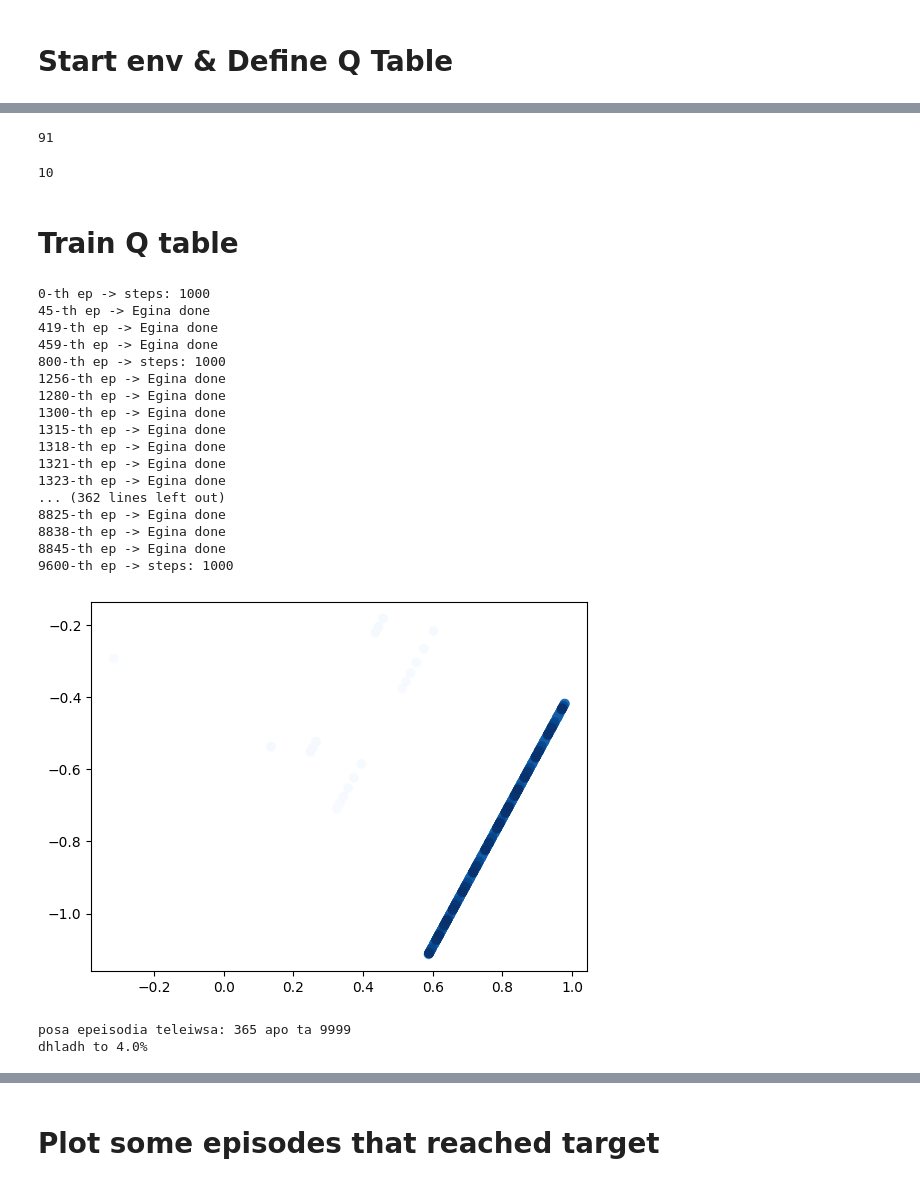
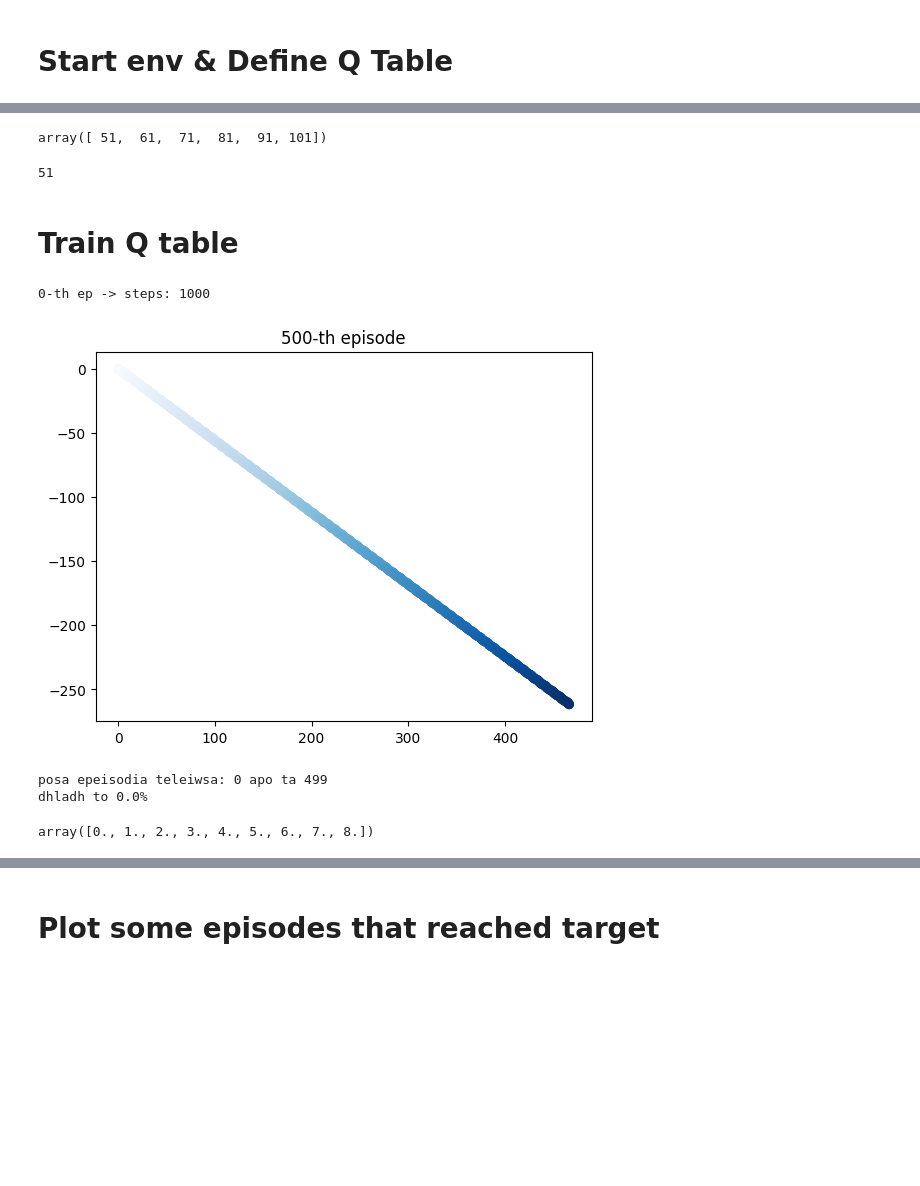
Before and after one commit to zen3gr/EAP_ROFOS, a Jupyter notebook: TI_SYMVAINEI.ipynb, the cells around one changed output, grey strips where cells are left out. Saved outputs shown, nothing was run; the diff lists cells and outputs as text; code cells hidden in the pictures; blank space fills up the shorter version.

Commit message:
reset returns angle, not index

```diff
--- a/TI_SYMVAINEI.ipynb
+++ b/TI_SYMVAINEI.ipynb
@@ -63,13 +63,15 @@ class SailBoatEnvironment:
         #toy self.target_possible_angles
         self.step_num=0
         #self.true_wind_direction = self.target_possible_angles[0]
-        self.true_wind_direction = np.random.choice(np.rad2deg(np.linspace(0, 2*np.pi, 16)))
+        self.true_wind_direction = np.random.choice(np.rad2deg(np.linspace(0, np.pi, 16)))
+        #self.true_wind_direction -> prepei na einai gwnia
+        self.true_wind_direction_index = find_nearest(self.target_possible_angles, value=self.true_wind_direction)
         self.boat_position = np.array([0, 0]) #fixed starting point
         self.target_position = np.array([55,100]) #fixed target position
         self.max_distance=np.linalg.norm(self.boat_position-self.target_position)
         self.target_angle=angle_between(self.boat_position, self.target_position)
         self.target_angle=find_nearest(self.target_possible_angles, value=self.target_angle)
-        return self.boat_position, np.where(self.true_wind_direction==self.target_possible_angles)[0][0], \
+        return self.boat_position, np.where(self.true_wind_direction_index==self.target_possible_angles)[0][0], \
         np.where(self.target_angle==self.target_possible_angles)[0][0]
 
 
@@ -127,7 +129,7 @@ class SailBoatEnvironment:
 #         self.q_table[sail_idx, rudder_idx, 0] += self.alpha * (reward + self.gamma * q_next - q_current)
 
         #return boat_velocity, self.boat_position, state, reward, done, self.step_num, self.target_angle
-        return self.boat_position, np.where(self.true_wind_direction==self.target_possible_angles)[0][0],\
+        return self.boat_position, np.where(self.true_wind_direction_index==self.target_possible_angles)[0][0],\
         np.where(self.target_angle==self.target_possible_angles)[0][0], reward, \
         done, truncated, self.step_num
 # %%
@@ -191,18 +182,17 @@ np.argmax(index[5:10])
-# %%
-index[5+4]
-# %% [output]
-91
-# %%
-current_state=env.reset()
-current_state=current_state[1], current_state[2]
-np.argmax(q_table[(current_state)][16:33])
-# %% [output]
-10
+# %%
+b=a[5:12]
+b
+# %% [output]
+array([ 51,  61,  71,  81,  91, 101])
+# %%
+a[4+1]
+# %% [output]
+51
 # %% [markdown]
 # Train Q table
 # %%
 env=SailBoatEnvironment()
-EPISODES=10_000
+EPISODES=500
 tw_direction=[]
 boat_plot=[]
 boat_plot_all_ep=[] #stores all episodes' movement
@@ -229,51 +219,36 @@ for i in range(EPISODES):
             dones[i]=1
             break
         if truncated==True:
             #print(f"{i}-th ep -> Egina truncated")
             break
         new_state=true_wind_index, target_angle_index
         boat_plot=np.append(boat_plot,np.array(boat_pos))
 
         #Psaxnoume ta Q_max, ena gia to sail setting kai ena gia to rudder setting
         #Sto Q table exoume orisei aythaireta oti oi prwtes 16 columns [0:16] dhladh
         #antistoixoun sto sail setting
         #enw oi ypoloipes 16 columns [16:33] sto rudder config
         Q_max_sail=np.max(q_table[(current_state)][0:16])
         Q_max_rudder=np.max(q_table[(current_state)][16:33])
         q_current_sail=q_table[current_state+(sail_conf_index,)]
         q_current_rudder=q_table[current_state+(rudder_conf_index,)]
         new_q_sail=(1-env.alpha)*q_current_sail+env.alpha*(reward+env.gamma*Q_max_sail)
         new_q_rudder=(1-env.alpha)*q_current_rudder+env.alpha*(reward+env.gamma*Q_max_rudder)
         q_table[current_state+(sail_conf_index,)]=new_q_sail
+        #15 h 16?
         q_table[current_state+(15+rudder_conf_index,)]=new_q_rudder
         current_state=new_state
 
     #print(i)
     boat_plot_all_ep.append(boat_plot)
     if i%800==0:
         print(f"{i}-th ep -> steps: {step_num}")
 
 #plot last episode
-render_ep(boat_plot, -1)
+render_ep(boat_plot, EPISODES)
 # %% [output]
 0-th ep -> steps: 1000
-45-th ep -> Egina done
-419-th ep -> Egina done
-459-th ep -> Egina done
-800-th ep -> steps: 1000
-1256-th ep -> Egina done
-1280-th ep -> Egina done
-1300-th ep -> Egina done
-1315-th ep -> Egina done
-1318-th ep -> Egina done
-1321-th ep -> Egina done
-1323-th ep -> Egina done
-... (362 lines left out)
-8825-th ep -> Egina done
-8838-th ep -> Egina done
-8845-th ep -> Egina done
-9600-th ep -> steps: 1000
-[figure, old version]
+[figure, new version]
 # %%
 # boat_array=np.split(boat_plot,len(boat_plot)/2)
 # boat_array=np.array(boat_array)
@@ -286,8 +261,12 @@ num_successful_episodes=np.count_nonzero(dones == 1)
 successful_indices=np.where(dones==1)[0]
 print(f"posa epeisodia teleiwsa: {num_successful_episodes} apo ta {i} \ndhladh to {round(num_successful_episodes/i,2)*100}%")
 # %% [output]
-posa epeisodia teleiwsa: 365 apo ta 9999
-dhladh to 4.0%
+posa epeisodia teleiwsa: 0 apo ta 499
+dhladh to 0.0%
+# %%
+np.unique(tw_direction)
+# %% [output]
+array([0., 1., 2., 3., 4., 5., 6., 7., 8.])
 # %%
 #Vlepoume oti oloklhrwnei epeisodia mono otan to wind direction einai sygkekrimeno
 
```
Also changed, not shown: parts of 9 cells of this notebook.
